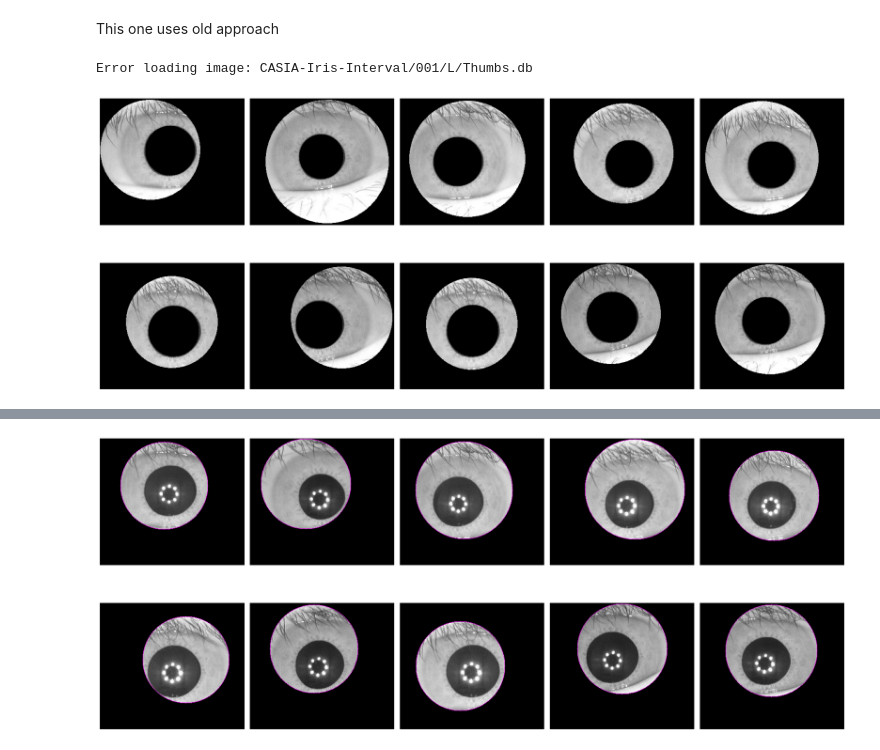
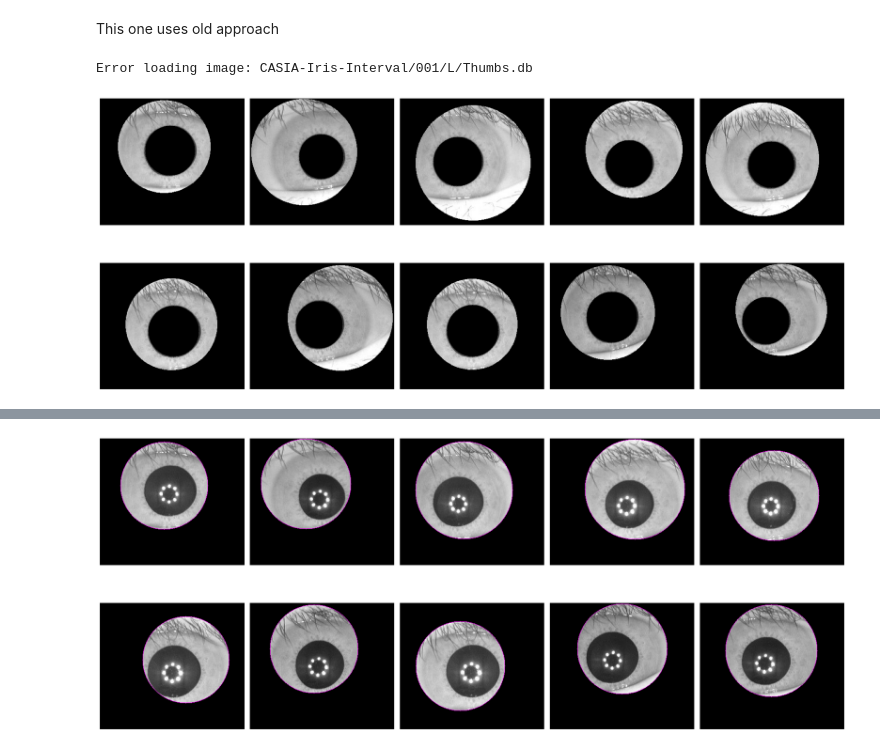
Before and after one commit to DavidAvallone/Iris-Detection-Research-Capstone, a Jupyter notebook: iris.ipynb, the cells around one changed output, grey strips where cells are left out. Drawn from its saved outputs; the diff is of its cells as text; code cells hidden in the pictures.

```diff
--- a/iris.ipynb
+++ b/iris.ipynb
@@ -179,32 +179,32 @@ eyesList = os.listdir(directory)
 plt.figure(figsize=(20, 10))
 
 # Loop through each file in the directory
 for i in range(len(eyesList)):
 
     eye = getNewEye(eyesList)
     image_path = os.path.join(directory, eye)
     if not os.path.isfile(image_path):
         print(f"File not found: {image_path}")
         continue
 
     frame = cv2.imread(image_path)
     if frame is None:
         print(f"Error loading image: {image_path}")
         continue
 
     # frame = cv2.imread("CASIA-Iris-Interval/001/L/"+eye)
 
     # Get the pupil and iris
     output = getPupil(frame)
-    iris = getIris(output)
+    iris = getIris1(output)
 
     # Plot the image
     plt.subplot(2, 5, i + 1)
     plt.imshow(iris)
     plt.axis("off")
 
 plt.tight_layout()
 plt.show()
 # %% [output]
 Error loading image: CASIA-Iris-Interval/001/L/Thumbs.db
-[figure, old version]
+[figure, new version]
```
Also changed, not shown: parts of 2 cells of this notebook.
